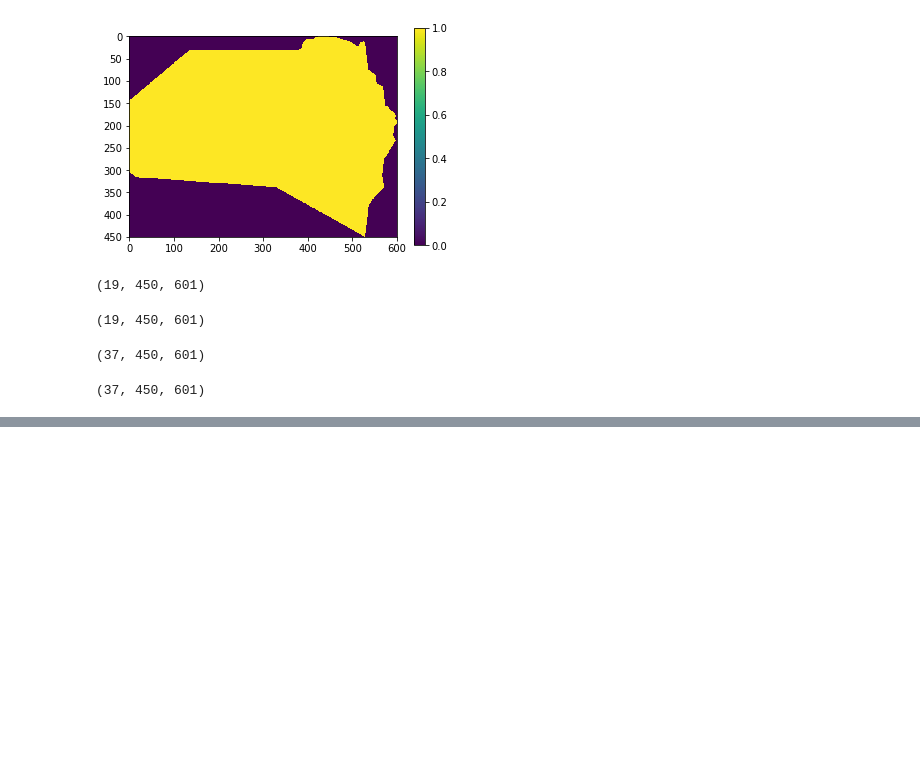
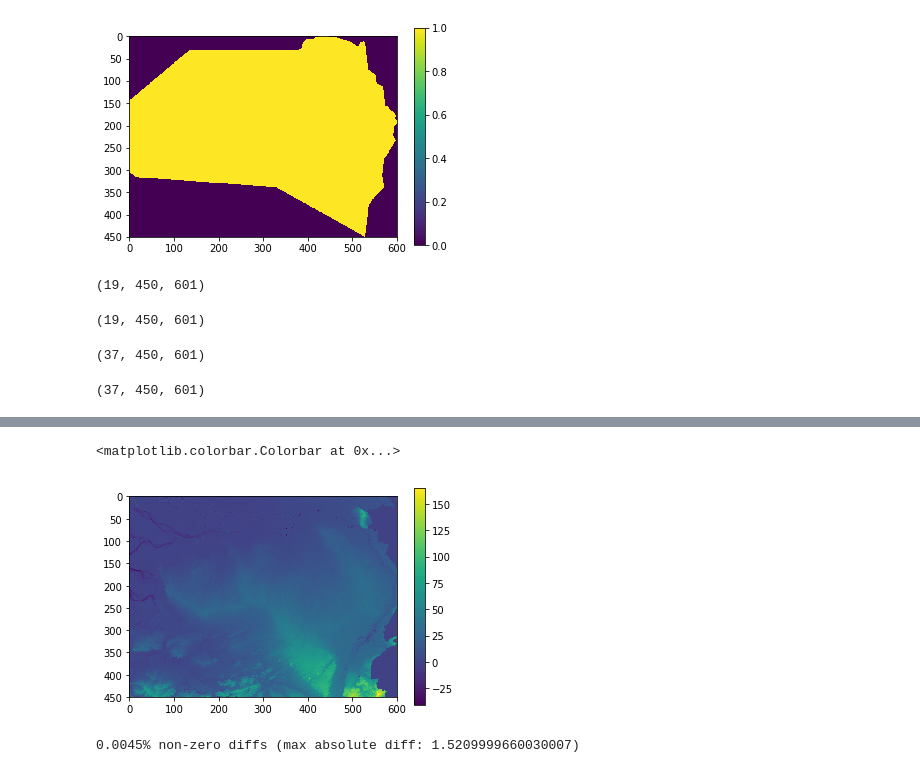
Before and after one commit to tomvansteijn/mf6brabant, a Jupyter notebook: notebooks/NPF.ipynb, the cells around one changed output, grey strips where cells are left out. Saved outputs shown, nothing was run; the diff lists cells and outputs as text; code cells hidden in the pictures; blank space fills up the shorter version.

```diff
--- a/notebooks/NPF.ipynb
+++ b/notebooks/NPF.ipynb
@@ -166,7 +154,7 @@ Directory structure already exists for simulation path C:\dev\mf6brabant\mf6brab
 # %%
 # initialize the DIS package
 dis = flopy.mf6.modflow.mfgwfdis.ModflowGwfdis(gwf,
-    pname='dis', nlay=nlay,
+    pname='dis', nlay=(nlay*2 - 1),
     nrow=nrow, ncol=ncol,
     delr=delr, delc=delc,
     top=top, botm=botm,
@@ -177,0 +198,7 @@ dis.write_file(check=False)
+# %%
+# show top
+plt.imshow(dis.top.get_data())
+plt.colorbar()
+# %% [output]
+<matplotlib.colorbar.Colorbar at 0x...>
+[figure, added]
@@ -177,0 +211,4 @@ dis.write_file(check=False)
+# %%
+print(f'{np.sum(k_values_diff != 0) / k_values_diff.count() * 100:.4f}% non-zero diffs (max absolute diff: {np.abs(k_values_diff).max()})')
+# %% [output]
+0.0045% non-zero diffs (max absolute diff: 1.5209999660030007)
```
Also changed, not shown: parts of 12 cells of this notebook.
